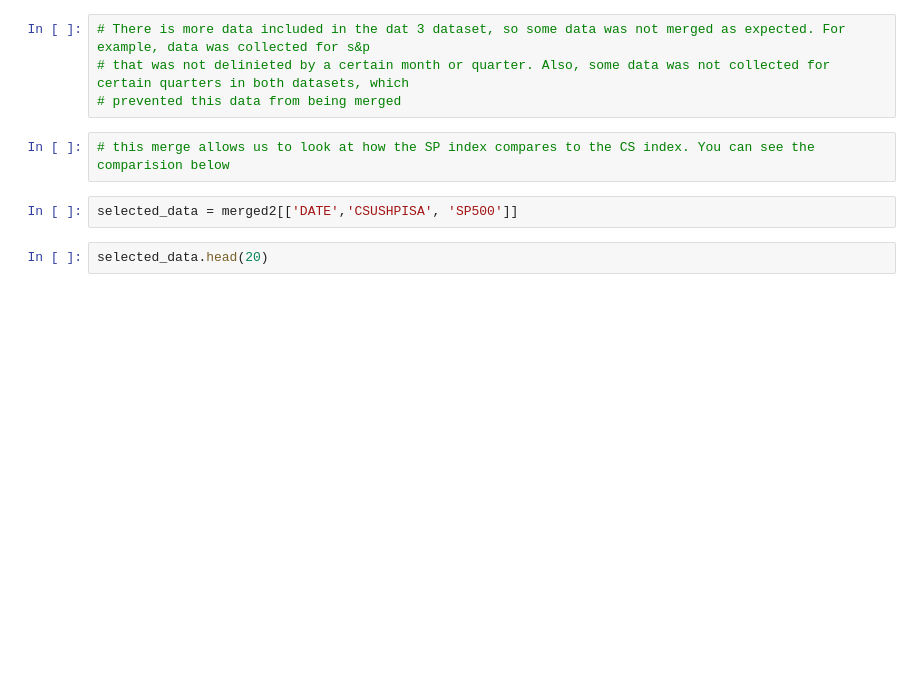
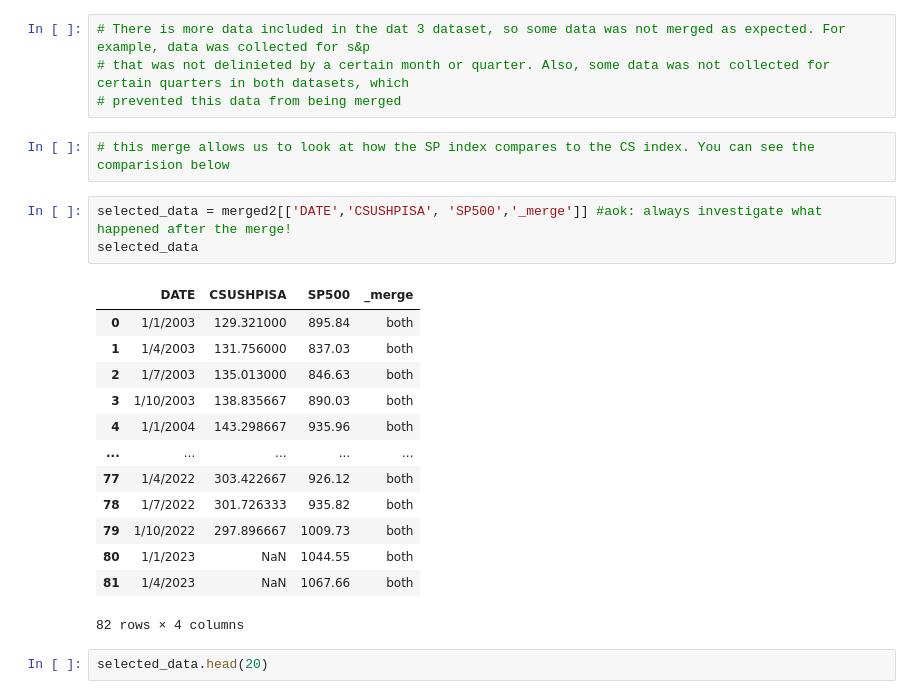
Before and after one commit to jmccahill5/datman, a Jupyter notebook: PS3.ipynb, the cells around one changed output. Drawn from its saved outputs; the diff is of its cells as text; blank space fills up the shorter version.

```diff
--- a/PS3.ipynb
+++ b/PS3.ipynb
@@ -185,7 +187,22 @@ Warning: Total number of columns (22) exceeds max_columns (20) limiting to first
 # %%
 # this merge allows us to look at how the SP index compares to the CS index. You can see the comparision below
 # %%
-selected_data = merged2[['DATE','CSUSHPISA', 'SP500']]
+selected_data = merged2[['DATE','CSUSHPISA', 'SP500','_merge']] #aok: always investigate what happened after the merge!
+selected_data
+# %% [output]
+|  | DATE | CSUSHPISA | SP500 | _merge |
+| 0 | 1/1/2003 | 129.321000 | 895.84 | both |
+| 1 | 1/4/2003 | 131.756000 | 837.03 | both |
+| 2 | 1/7/2003 | 135.013000 | 846.63 | both |
+| 3 | 1/10/2003 | 138.835667 | 890.03 | both |
+| 4 | 1/1/2004 | 143.298667 | 935.96 | both |
+| ... | ... | ... | ... | ... |
+| 77 | 1/4/2022 | 303.422667 | 926.12 | both |
+| 78 | 1/7/2022 | 301.726333 | 935.82 | both |
+| 79 | 1/10/2022 | 297.896667 | 1009.73 | both |
+| 80 | 1/1/2023 | NaN | 1044.55 | both |
+| 81 | 1/4/2023 | NaN | 1067.66 | both |
+82 rows × 4 columns
 # %%
 selected_data.head(20)
 # %% [output]
```
Also changed, not shown: parts of 4 cells of this notebook.
